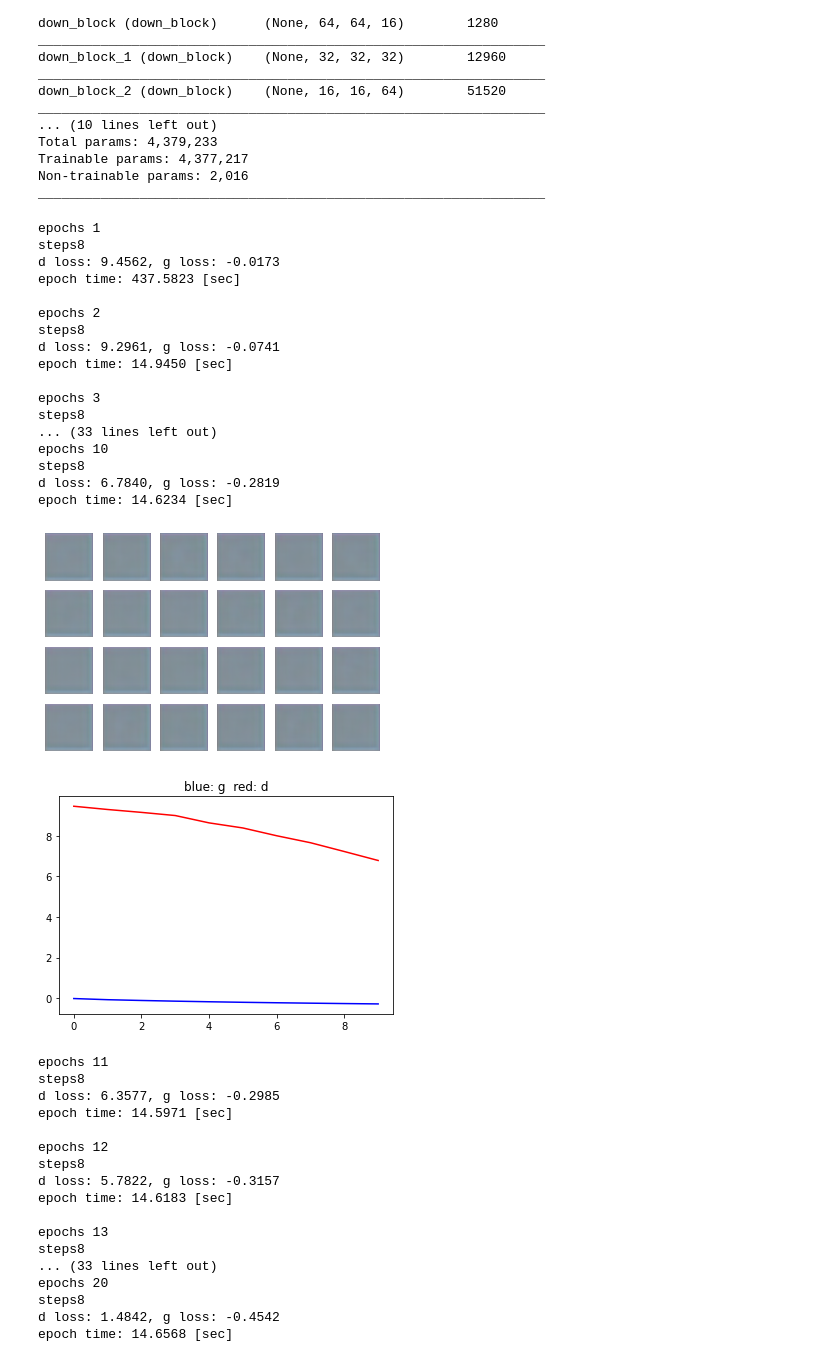
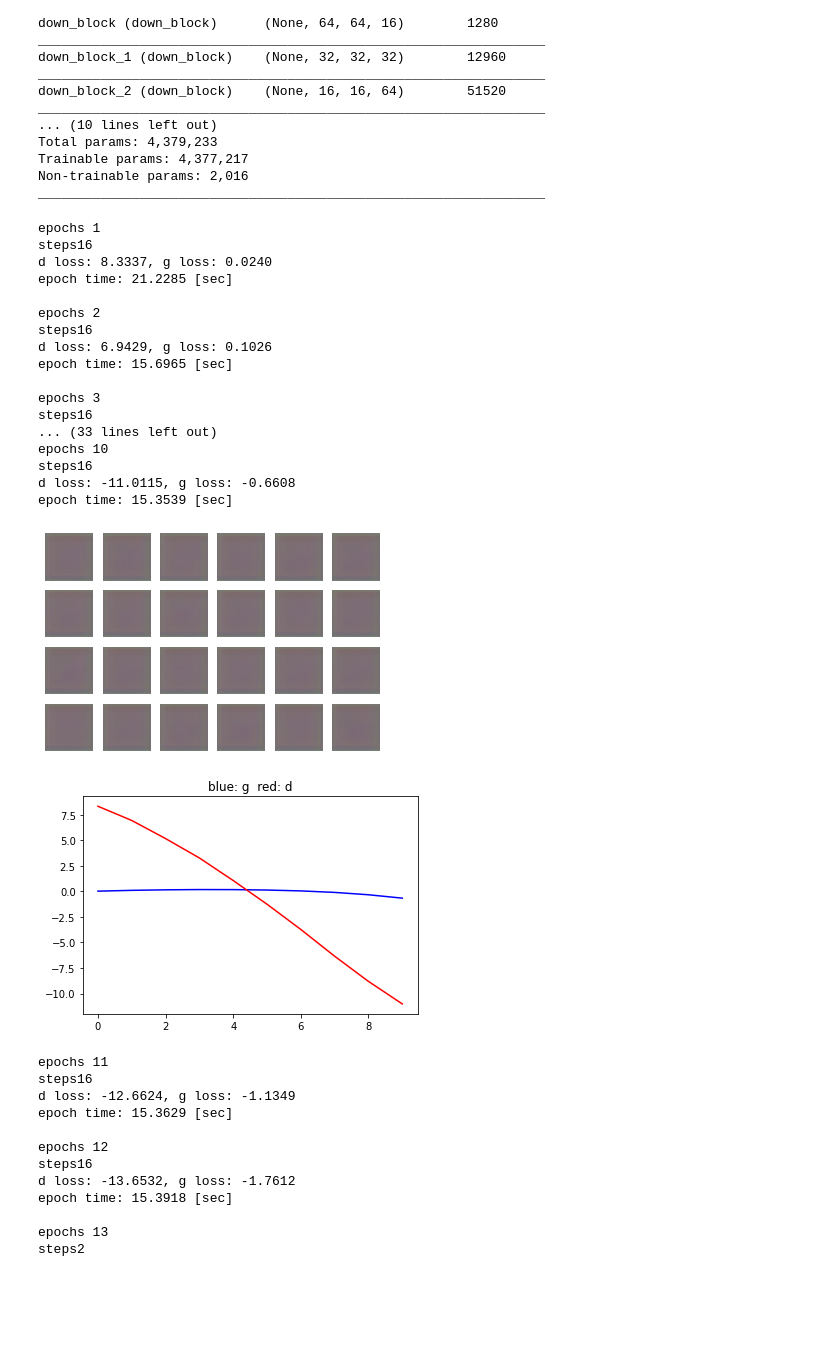
Before and after one commit to T-Yamaguch/WGAN-gp, a Jupyter notebook: WGAN_GP.ipynb, the cells around one changed output. Drawn from its saved outputs; the diff is of its cells as text; code cells hidden in the pictures; blank space fills up the shorter version.

```diff
--- a/WGAN_GP.ipynb
+++ b/WGAN_GP.ipynb
@@ -123,7 +123,7 @@ class dense_block(Model):
 # %%
 class Generator():
   def __init__(self):
-    self.channel_num = 512
+    self.channel_num = 1024
     self.layer_num = 5
     self.res_num = 0
     self.latent_num = 8
@@ -447,63 +447,58 @@ class WGAN():
 
       epoch_time = time.time() - start_time
       print ("epoch time: {:.4f} [sec]".format(epoch_time))
 
       if epoch % self.image_epochs == 0:
         self.visualise_batch(sample_noise, epoch)
         self.loss_vis()
 
       if epoch % self.checkpoint_epochs == 0:
         print ('\nSaving checkpoint at epoch{}\n\n'.format(epoch))
         self.manager.save()
 
 if __name__ == '__main__':
   a = WGAN(img_size = 128,
            code_num = 8,
-           batch_size = 256,
+           batch_size = 128,
            train_epochs = 10000,
-           train_steps = 8,
+           train_steps = 16,
            checkpoint_epochs = 100,
            image_epochs = 10,
            start_epoch = 1,
-           optimizer = Adam(learning_rate = 1e-7),
-           n_critics = 1,
+           optimizer = Adam(learning_rate = 1e-6),
+           n_critics = 2,
            gp_lamda = 10
            )
   a()
 # %% [output]
 epochs 1
-steps8
-d loss: 9.4562, g loss: -0.0173
-epoch time: 437.5823 [sec]
+steps16
+d loss: 8.3337, g loss: 0.0240
+epoch time: 21.2285 [sec]
 
 epochs 2
-steps8
-d loss: 9.2961, g loss: -0.0741
-epoch time: 14.9450 [sec]
+steps16
+d loss: 6.9429, g loss: 0.1026
+epoch time: 15.6965 [sec]
 
 epochs 3
-steps8
+steps16
 ... (33 lines left out)
 epochs 10
-steps8
-d loss: 6.7840, g loss: -0.2819
-epoch time: 14.6234 [sec]
+steps16
+d loss: -11.0115, g loss: -0.6608
+epoch time: 15.3539 [sec]
-[figure, old version]
+[figure, new version]
-[figure, old version]
+[figure, new version]
 epochs 11
-steps8
-d loss: 6.3577, g loss: -0.2985
-epoch time: 14.5971 [sec]
+steps16
+d loss: -12.6624, g loss: -1.1349
+epoch time: 15.3629 [sec]
 
 epochs 12
-steps8
-d loss: 5.7822, g loss: -0.3157
-epoch time: 14.6183 [sec]
+steps16
+d loss: -13.6532, g loss: -1.7612
+epoch time: 15.3918 [sec]
 
 epochs 13
-steps8
-... (33 lines left out)
-epochs 20
-steps8
-d loss: 1.4842, g loss: -0.4542
-epoch time: 14.6568 [sec]
+steps2
```
Also changed, not shown: parts of 4 cells of this notebook.
